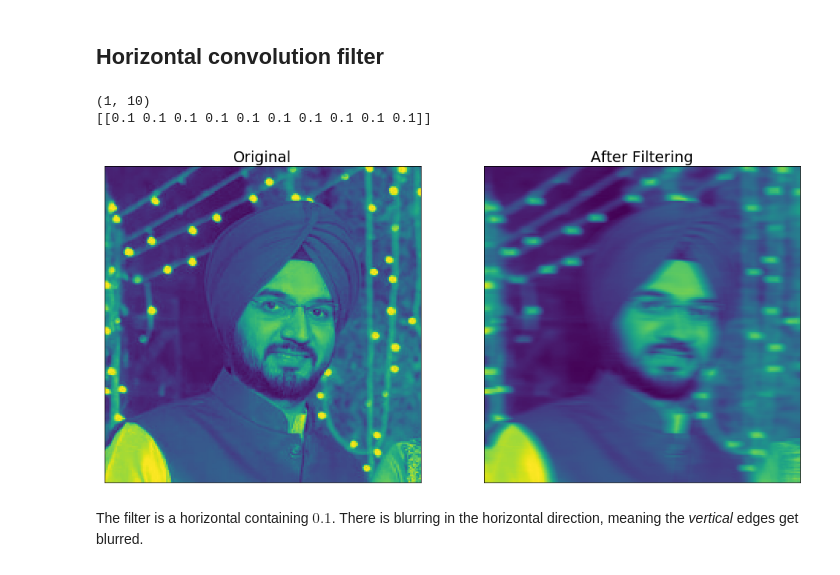
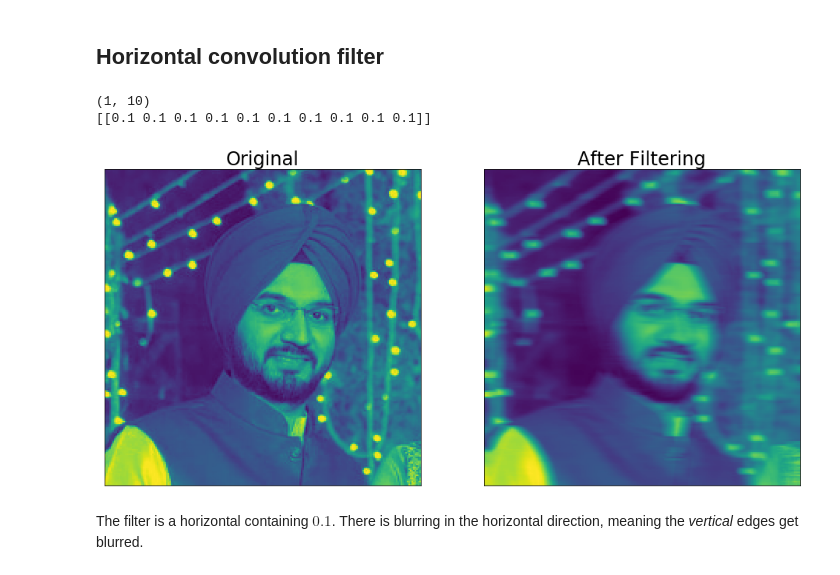
Before and after one commit to Birinder1469/Image_convolutions, a Jupyter notebook: Image_Convolutions.ipynb, the cells around one changed output. Cells and saved outputs as stored; diff of their text form; code cells hidden in the pictures.

```diff
--- a/Image_Convolutions.ipynb
+++ b/Image_Convolutions.ipynb
@@ -6,7 +6,7 @@ from skimage.color import rgb2gray
 from skimage.transform import resize
 import matplotlib.pyplot as plt
 from scipy.signal import convolve2d
-plt.rcParams['font.size'] = 16
+plt.rcParams['font.size'] = 20
 # %%
 def image_preprocess(filename):
     img = plt.imread(filename)
@@ -41,14 +41,15 @@ img = image_preprocess("imgs/BirinderSingh_Pic.jfif")
 # %% [markdown]
 ## Horizontal convolution filter
 # %%
+plt.rcParams['font.size'] = 20
 ft = 0.1*np.ones(10)[None]
 print(ft.shape)
 print(ft)
 res = convolution(img, ft)
 # %% [output]
 (1, 10)
 [[0.1 0.1 0.1 0.1 0.1 0.1 0.1 0.1 0.1 0.1]]
-[figure, old version]
+[figure, new version]
 # %% [markdown]
 The filter is a horizontal containing $0.1$. There is blurring in the horizontal direction, meaning the _vertical_ edges get blurred.
 # %% [markdown]
```
Also changed, not shown: parts of 4 cells of this notebook.
